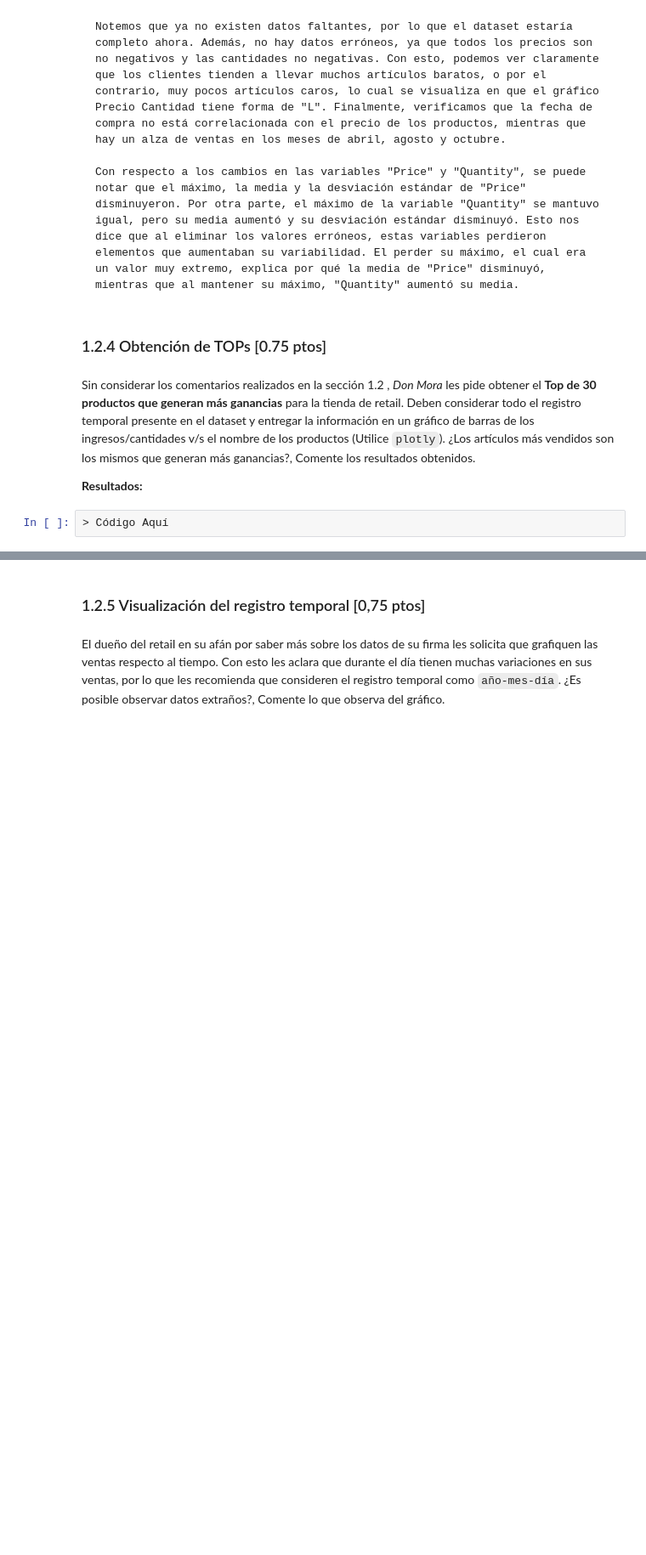
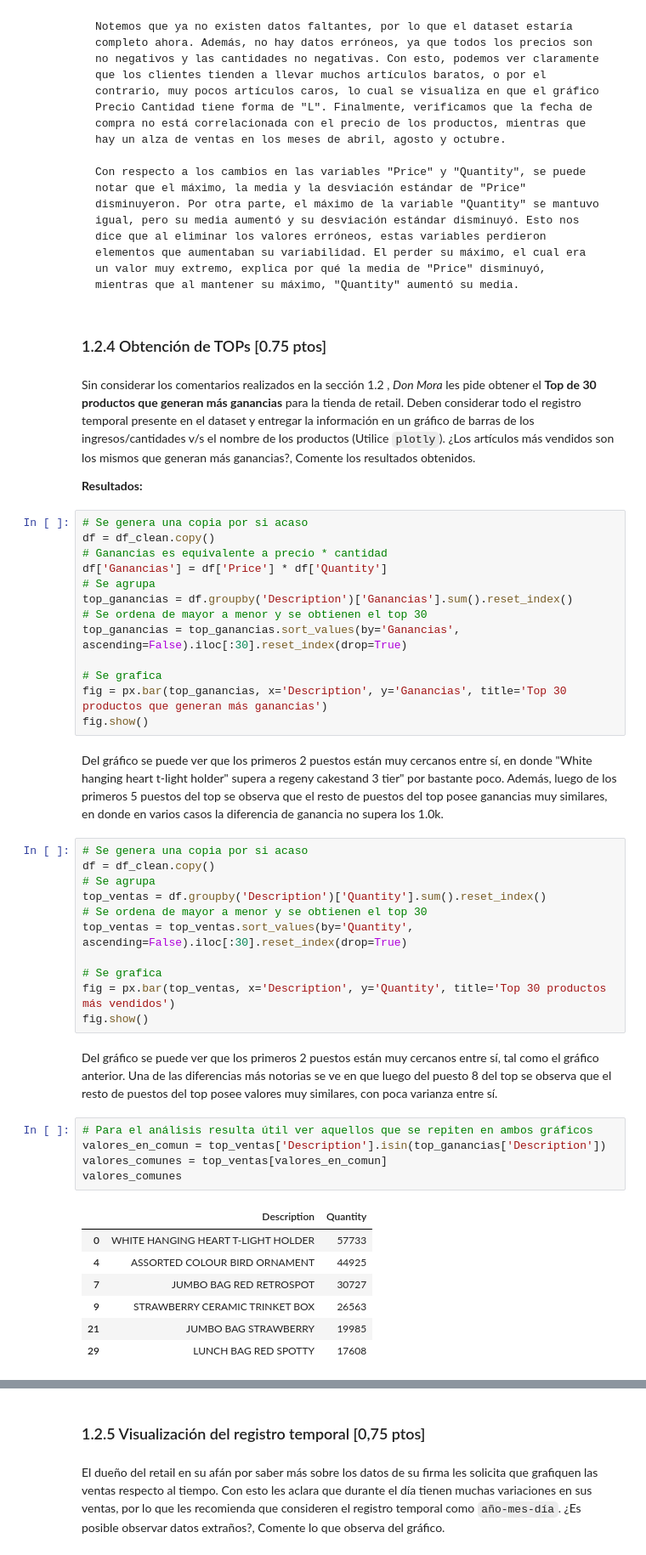
Before and after one commit to nicoacevedor/MDS7202, a Jupyter notebook: lab6/Lab6.ipynb, the cells around one changed output, grey strips where cells are left out. Shown at 85% size. Drawn from its saved outputs; the diff is of its cells as text; blank space fills up the shorter version.

```diff
--- a/lab6/Lab6.ipynb
+++ b/lab6/Lab6.ipynb
@@ -559,5 +558,44 @@ Price
 Sin considerar los comentarios realizados en la sección 1.2 , *Don Mora* les pide obtener el **Top de 30 productos que generan más ganancias** para la tienda de retail. Deben considerar todo el registro temporal presente en el dataset y entregar la información en un gráfico de barras de los ingresos/cantidades v/s el nombre de los productos (Utilice `plotly`). ¿Los artículos más vendidos son los mismos que generan más ganancias?, Comente los resultados obtenidos.
 
 **Resultados:**
-# %%
-> Código Aquí
+# %%
+# Se genera una copia por si acaso
+df = df_clean.copy()
+# Ganancias es equivalente a precio * cantidad
+df['Ganancias'] = df['Price'] * df['Quantity']
+# Se agrupa
+top_ganancias = df.groupby('Description')['Ganancias'].sum().reset_index()
+# Se ordena de mayor a menor y se obtienen el top 30
+top_ganancias = top_ganancias.sort_values(by='Ganancias', ascending=False).iloc[:30].reset_index(drop=True)
+
+# Se grafica
+fig = px.bar(top_ganancias, x='Description', y='Ganancias', title='Top 30 productos que generan más ganancias')
+fig.show()
+# %% [markdown]
+Del gráfico se puede ver que los primeros 2 puestos están muy cercanos entre sí, en donde "White hanging heart t-light holder" supera a regeny cakestand 3 tier" por bastante poco. Además, luego de los primeros 5 puestos del top se observa que el resto de puestos del top posee ganancias muy similares, en donde en varios casos la diferencia de ganancia no supera los 1.0k.
+# %%
+# Se genera una copia por si acaso
+df = df_clean.copy()
+# Se agrupa
+top_ventas = df.groupby('Description')['Quantity'].sum().reset_index()
+# Se ordena de mayor a menor y se obtienen el top 30
+top_ventas = top_ventas.sort_values(by='Quantity', ascending=False).iloc[:30].reset_index(drop=True)
+
+# Se grafica
+fig = px.bar(top_ventas, x='Description', y='Quantity', title='Top 30 productos más vendidos')
+fig.show()
+# %% [markdown]
+Del gráfico se puede ver que los primeros 2 puestos están muy cercanos entre sí, tal como el gráfico anterior. Una de las diferencias más notorias se ve en que luego del puesto 8 del top se observa que el resto de puestos del top posee valores muy similares, con poca varianza entre sí.
+# %%
+# Para el análisis resulta útil ver aquellos que se repiten en ambos gráficos
+valores_en_comun = top_ventas['Description'].isin(top_ganancias['Description'])
+valores_comunes = top_ventas[valores_en_comun]
+valores_comunes
+# %% [output]
+|  | Description | Quantity |
+| 0 | WHITE HANGING HEART T-LIGHT HOLDER | 57733 |
+| 4 | ASSORTED COLOUR BIRD ORNAMENT | 44925 |
+| 7 | JUMBO BAG RED RETROSPOT | 30727 |
+| 9 | STRAWBERRY CERAMIC TRINKET BOX | 26563 |
+| 21 | JUMBO BAG STRAWBERRY | 19985 |
+| 29 | LUNCH BAG RED SPOTTY | 17608 |
```
Also changed, not shown: parts of 5 cells of this notebook.
